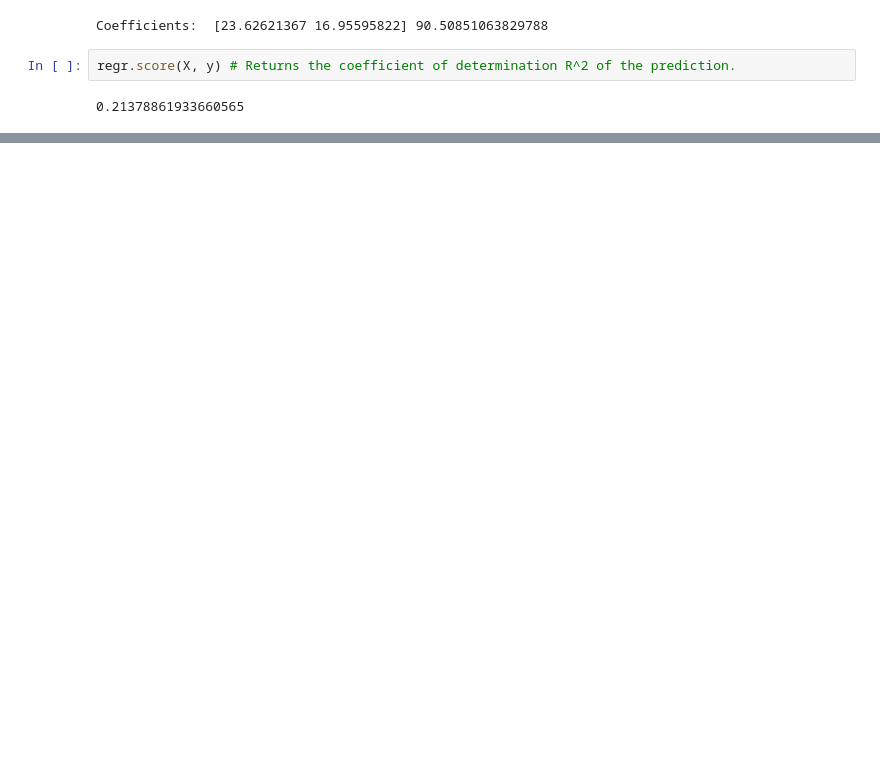
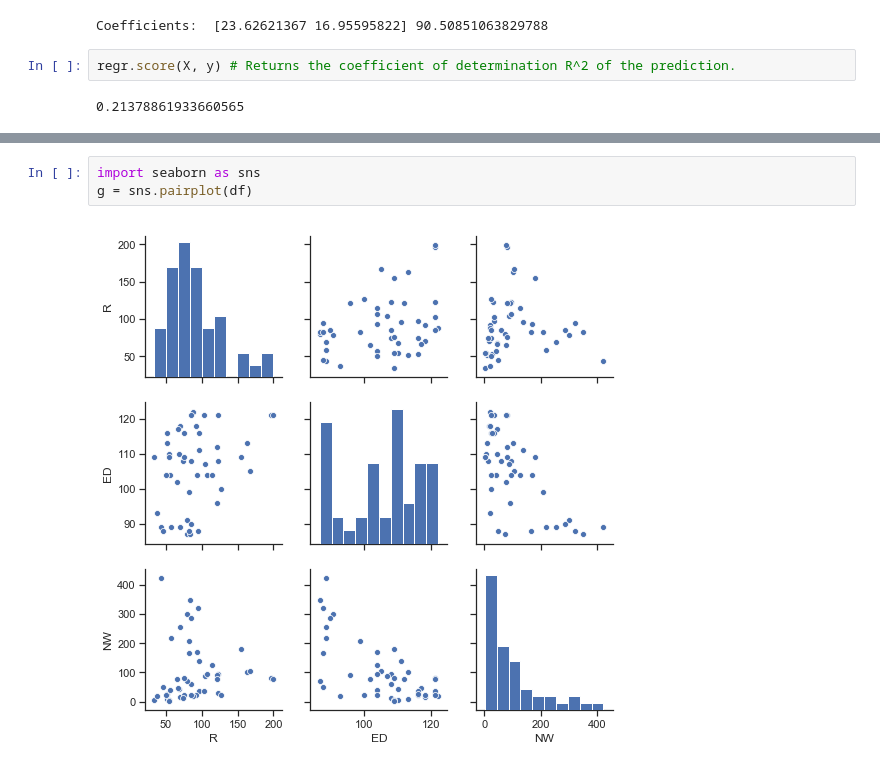
Before and after one commit to artemii-yanushevskyi/Computer-Statistics-Course, a Jupyter notebook: Lab C - Dependency Checks.ipynb, the cells around one changed output, grey strips where cells are left out. Drawn from its saved outputs; the diff is of its cells as text; blank space fills up the shorter version.

```diff
--- a/Lab C - Dependency Checks.ipynb
+++ b/Lab C - Dependency Checks.ipynb
@@ -123,3 +102,8 @@ Covariance Type:            nonrobust
 
 Warnings:
 [1] Standard Errors assume that the covariance matrix of the errors is correctly specified.
+# %%
+import seaborn as sns
+g = sns.pairplot(df)
+# %% [output]
+[figure, added]
```
Also changed, not shown: parts of 18 cells of this notebook, 1 other file.
